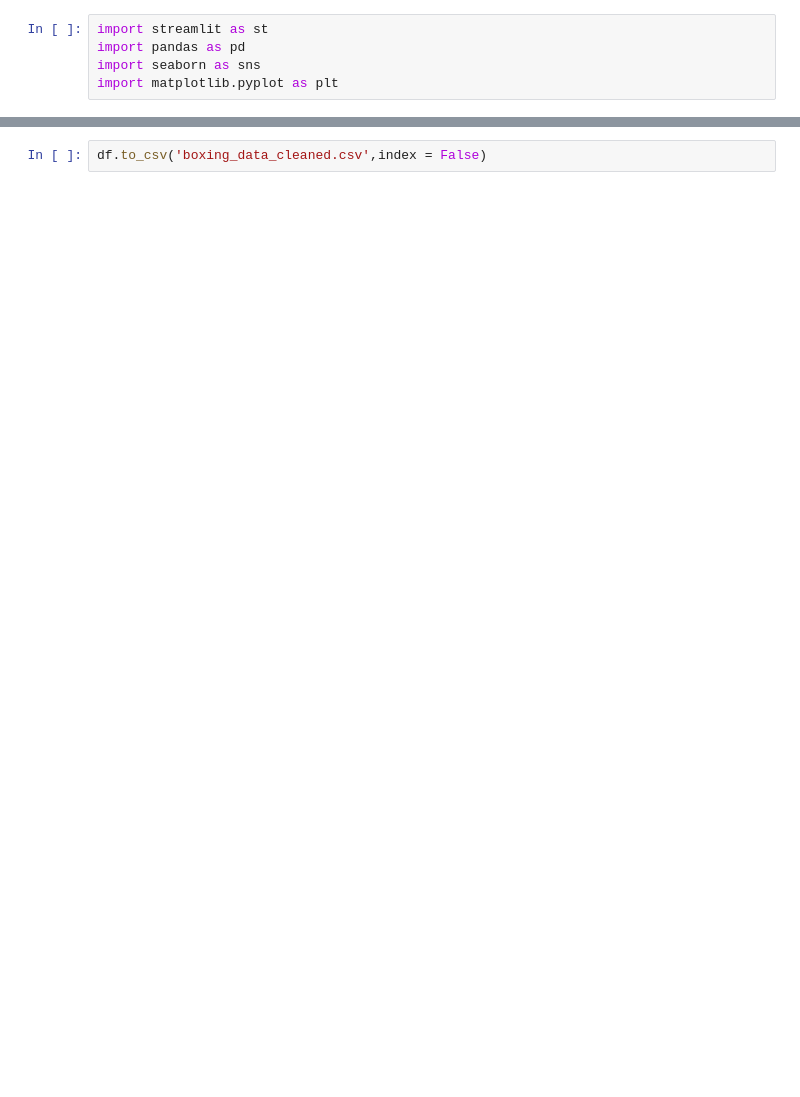
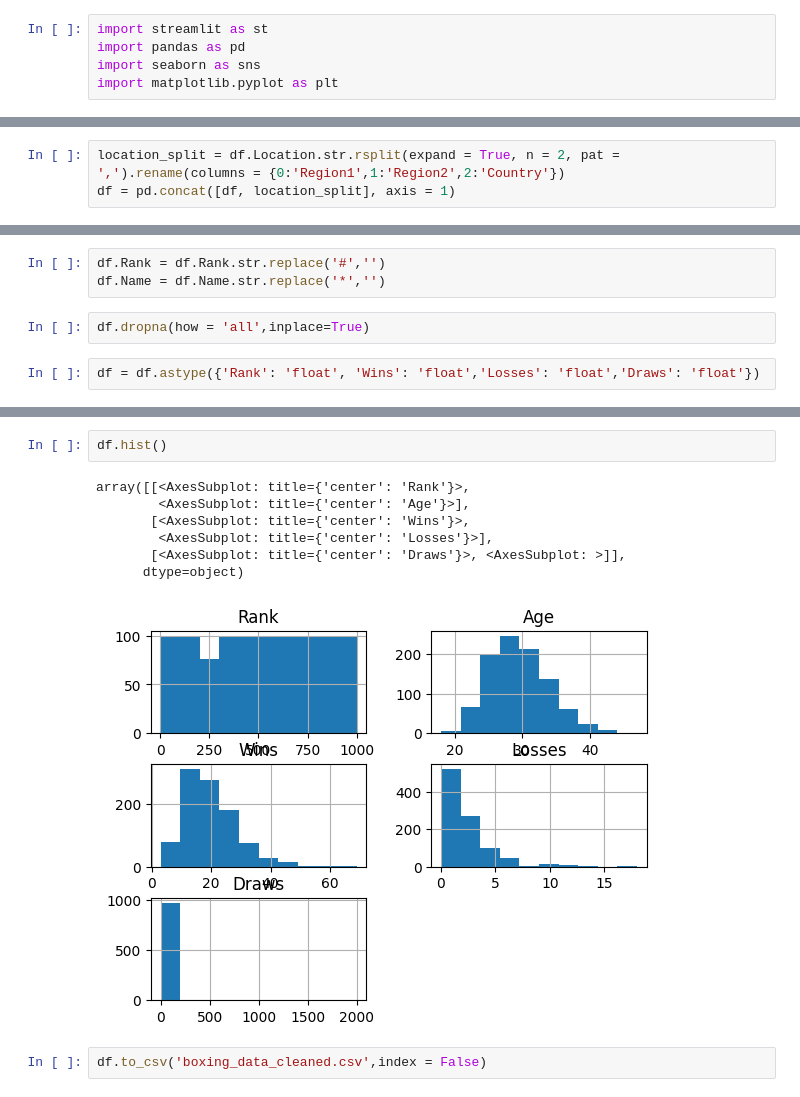
Before and after one commit to Thomas-Richardson/boxing_streamlit_dashboard, a Jupyter notebook: scribble.ipynb, the cells around one changed output, grey strips where cells are left out. Drawn from its saved outputs; the diff is of its cells as text; blank space fills up the shorter version.

```diff
--- a/scribble.ipynb
+++ b/scribble.ipynb
@@ -22,0 +24,3 @@ array([nan])
+# %%
+location_split = df.Location.str.rsplit(expand = True, n = 2, pat = ',').rename(columns = {0:'Region1',1:'Region2',2:'Country'})
+df = pd.concat([df, location_split], axis = 1)
@@ -22,0 +36,7 @@ array([nan])
+# %%
+df.Rank = df.Rank.str.replace('#','')
+df.Name = df.Name.str.replace('*','')
+# %%
+df.dropna(how = 'all',inplace=True)
+# %%
+df = df.astype({'Rank': 'float', 'Wins': 'float','Losses': 'float','Draws': 'float'})
@@ -23,2 +79,12 @@ array([nan])
+# %%
+df.hist()
+# %% [output]
+array([[<AxesSubplot: title={'center': 'Rank'}>,
+        <AxesSubplot: title={'center': 'Age'}>],
+       [<AxesSubplot: title={'center': 'Wins'}>,
+        <AxesSubplot: title={'center': 'Losses'}>],
+       [<AxesSubplot: title={'center': 'Draws'}>, <AxesSubplot: >]],
+      dtype=object)
+[figure, added]
 # %%
 df.to_csv('boxing_data_cleaned.csv',index = False)
```
Also changed, not shown: parts of 6 cells of this notebook, 1 other file.
